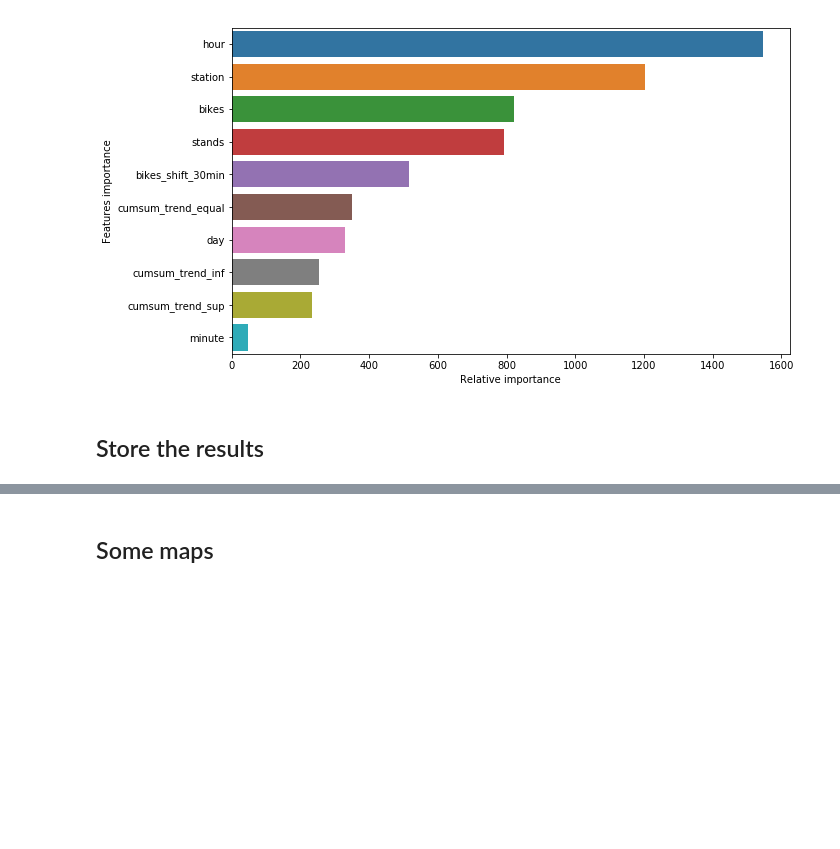
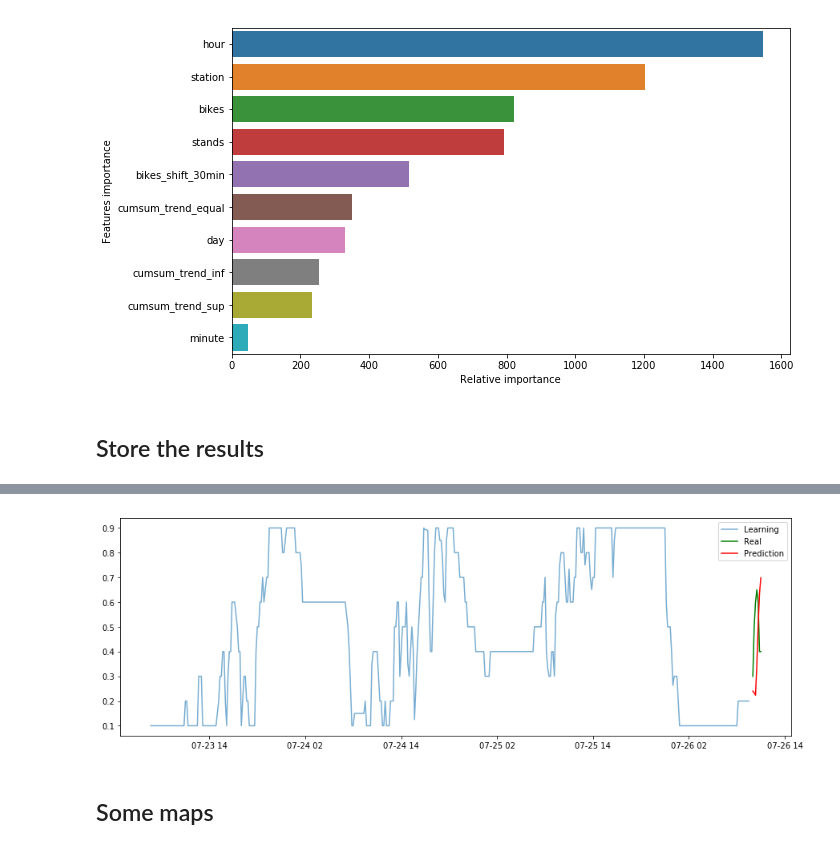
Before and after one commit to armgilles/open-data-bikes-analysis, a Jupyter notebook: Prediction-Lyon-Aramnd.ipynb, the cells around one changed output, grey strips where cells are left out. Cells and saved outputs as stored; diff of their text form; code cells hidden in the pictures; blank space fills up the shorter version.

Commit message:
Add un function to plot data & prediction for a given station

```diff
--- a/Prediction-Lyon-Aramnd.ipynb
+++ b/Prediction-Lyon-Aramnd.ipynb
@@ -395,3 +401,23 @@ result.head(10)
+# %%
+trainning = train_X.copy()
+trainning['y'] = train_Y
+# %%
+def plot_station(result, trainning, station):
+    """Plot available bikes and bike stands for a given station"""
+
+    nb_row = 450
+    train = trainning[trainning.station == station].tail(nb_row)
+    data = result[result.station == station].copy()
+
+    fig = plt.figure(figsize=(15,5))
+    plt.plot(train.index, train.y, '-', label='Learning', alpha=0.6)
+    plt.plot(data.index, data.observation, 'g-', label='Real')
+    plt.plot(data.index, data.prediction, 'r-', label='Prediction')
+    plt.legend(loc='best')
+# %%
+plot_station(result, train_X, 1005)
+# %% [output]
+[figure, added]
 # %% [markdown]
 ## Some maps
 # %% [markdown]
```
Also changed, not shown: parts of 1 cell of this notebook.
